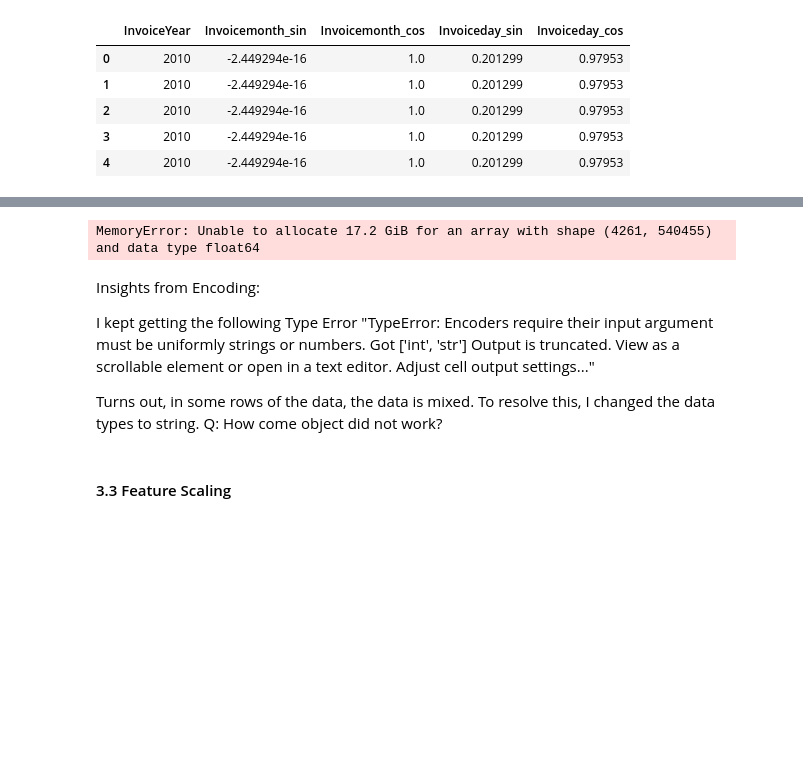
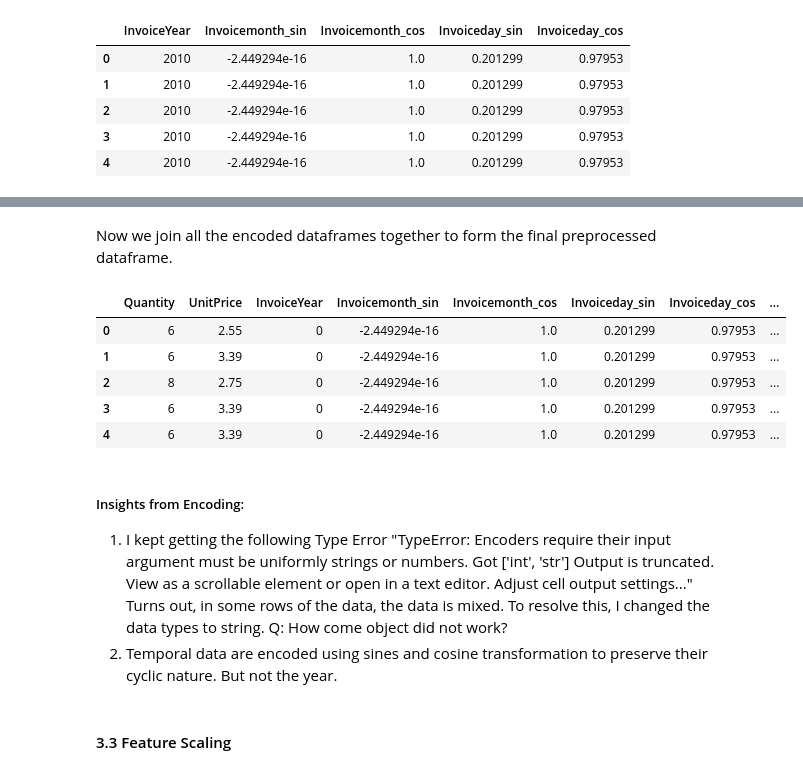
Before and after one commit to WamzMwangi/Unsupervised_Machine_Learning, a Jupyter notebook: Week2_Clustering/Customer_Segmentation_Project.ipynb, the cells around one changed output, grey strips where cells are left out. Saved outputs shown, nothing was run; the diff lists cells and outputs as text; code cells hidden in the pictures; blank space fills up the shorter version.

```diff
--- a/Week2_Clustering/Customer_Segmentation_Project.ipynb
+++ b/Week2_Clustering/Customer_Segmentation_Project.ipynb
@@ -159,0 +171,5 @@ date_df.head()
+# %%
+from sklearn.preprocessing import LabelEncoder
+le = LabelEncoder()
+date_df['InvoiceYear'] = le.fit_transform(date_df['InvoiceYear'])
+date_df.head()
@@ -207,17 +211,24 @@ encoded_df.head()
+# %% [markdown]
+Now we join all the encoded dataframes together to form the final preprocessed dataframe.
 # %%
-final_df=pd.concat([num_df,encoded_df],axis=1)
+final_df=pd.concat([num_df,date_df,cat_df],axis=1)
 final_df.head()
 # %% [output]
-MemoryError: Unable to allocate 17.2 GiB for an array with shape (4261, 540455) and data type float64
+|  | Quantity | UnitPrice | InvoiceYear | Invoicemonth_sin | Invoicemonth_cos | Invoiceday_sin | Invoiceday_cos | ... |
+| 0 | 6 | 2.55 | 0 | -2.449294e-16 | 1.0 | 0.201299 | 0.97953 | ... |
+| 1 | 6 | 3.39 | 0 | -2.449294e-16 | 1.0 | 0.201299 | 0.97953 | ... |
+| 2 | 8 | 2.75 | 0 | -2.449294e-16 | 1.0 | 0.201299 | 0.97953 | ... |
+| 3 | 6 | 3.39 | 0 | -2.449294e-16 | 1.0 | 0.201299 | 0.97953 | ... |
+| 4 | 6 | 3.39 | 0 | -2.449294e-16 | 1.0 | 0.201299 | 0.97953 | ... |
 # %% [markdown]
-Insights from Encoding:
+##### Insights from Encoding:
 
-I kept getting the following Type Error
+1. I kept getting the following Type Error
 "TypeError: Encoders require their input argument must be uniformly strings or numbers. Got ['int', 'str']
 Output is truncated. View as a scrollable element or open in a text editor. Adjust cell output settings..."
-
 Turns out, in some rows of the data, the data is mixed. To resolve this, I changed the data types to string.
 Q: How come object did not work?
+2. Temporal data are encoded using sines and cosine transformation to preserve their cyclic nature. But not the year.
 # %% [markdown]
 #### 3.3 Feature Scaling
 # %%
```
Also changed, not shown: parts of 15 cells of this notebook.
